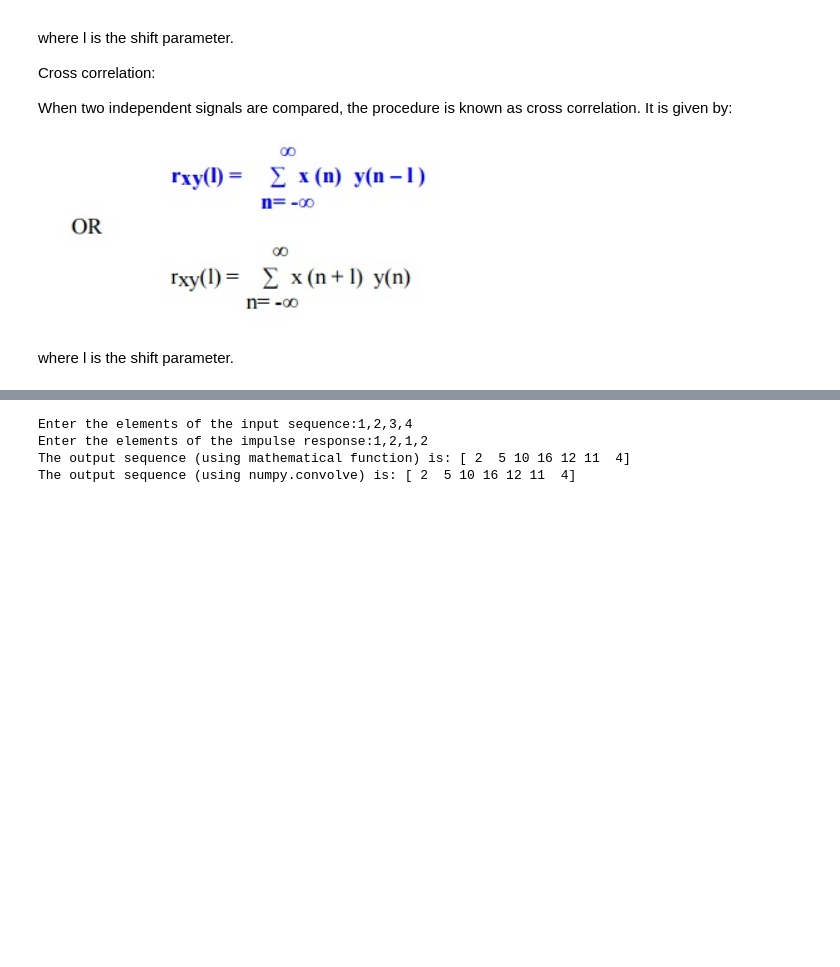
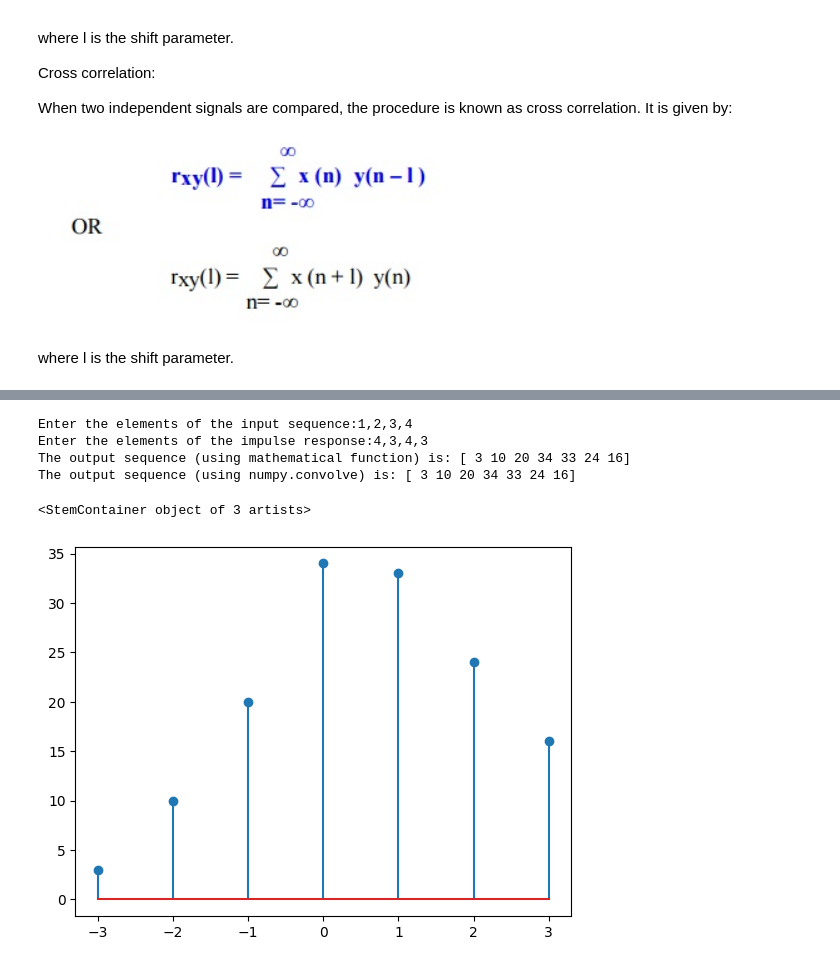
Before and after one commit to alitaspaul/DSP-LAB, a Jupyter notebook: Experiment4_DSP.ipynb, the cells around one changed output, grey strips where cells are left out. Cells and saved outputs as stored; diff of their text form; code cells hidden in the pictures; blank space fills up the shorter version.

```diff
--- a/Experiment4_DSP.ipynb
+++ b/Experiment4_DSP.ipynb
@@ -113,33 +120,40 @@ total = len(x)+len(h)-1
 #output sequence
 y = np.zeros(total) #len of the output sequence = len(x) + len(h) -1
 
 
 #making the length of the arrays x,h same if needed
 if len(x)<len(h):
   (x,h) = (h,x)
 if len(x)!=len(h):
   if len(x)>len(h):
     z = np.zeros(len(x)-len(h)).astype(int)
     h = np.concatenate((h,z))  # to merge two arrays, i.e to do zero padding in this case
 
 size = len(x) #the value of k
 
 #convolution operation:
 for i in range (total):#n
   sum=0
   for j in range(size):#k
     w = i-j
     if (w < 0) or (w > size-1): #no negative index, also index should not be out of bounds
       sum+=0
     else:
       sum+=x[j]*h[w]
   y[i] = sum
 
 print("The output sequence (using mathematical function) is:", y.astype(int))
 
 print("The output sequence (using numpy.convolve) is:", np.convolve(xn,hn))
+
+#plot
+sizen = -1*size + 1
+x_axis = np.arange(sizen,size,1)
+plt.stem(x_axis,y)
 # %% [output]
 Enter the elements of the input sequence:1,2,3,4
-Enter the elements of the impulse response:1,2,1,2
-The output sequence (using mathematical function) is: [ 2  5 10 16 12 11  4]
-The output sequence (using numpy.convolve) is: [ 2  5 10 16 12 11  4]
+Enter the elements of the impulse response:4,3,4,3
+The output sequence (using mathematical function) is: [ 3 10 20 34 33 24 16]
+The output sequence (using numpy.convolve) is: [ 3 10 20 34 33 24 16]
+<StemContainer object of 3 artists>
+[figure, added]
```
Also changed, not shown: parts of 1 cell of this notebook.
